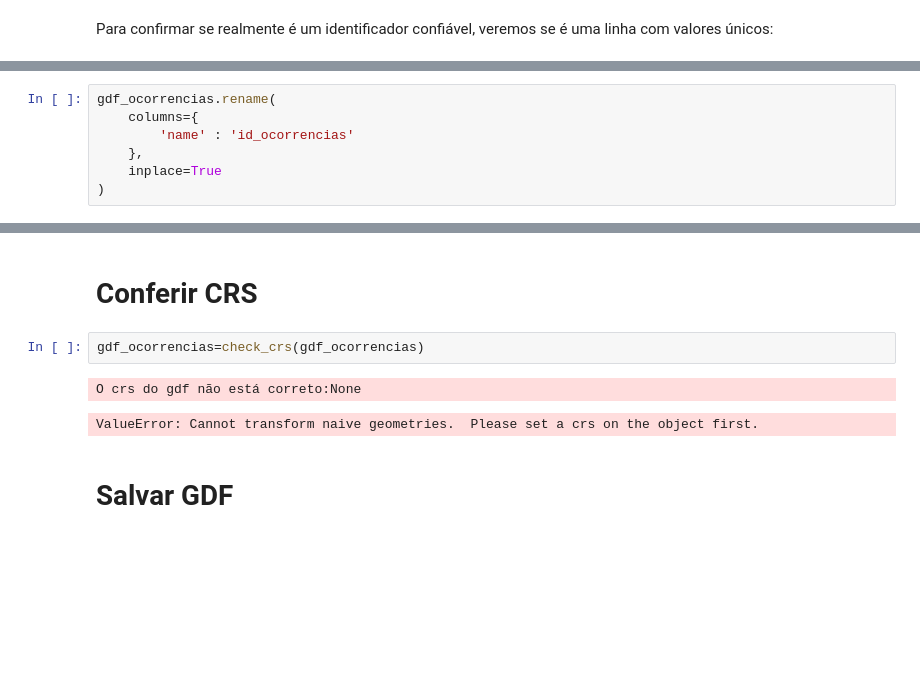
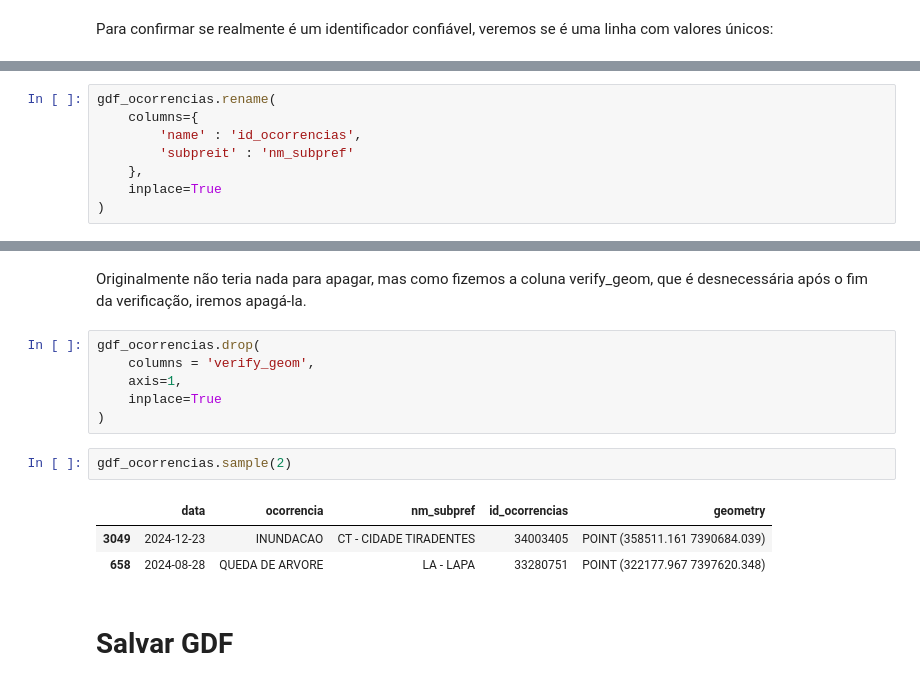
Before and after one commit to sepep-pmsp/coleta_cebrap, a Jupyter notebook: notebooks/jupyter/areas_inundacao/download_data/pontos_ocorrencias_2024.ipynb, the cells around one changed output, grey strips where cells are left out. Drawn from its saved outputs; the diff is of its cells as text; blank space fills up the shorter version.

```diff
--- a/notebooks/jupyter/areas_inundacao/download_data/pontos_ocorrencias_2024.ipynb
+++ b/notebooks/jupyter/areas_inundacao/download_data/pontos_ocorrencias_2024.ipynb
@@ -61,7 +88,8 @@ Para confirmar se realmente é um identificador confiável, veremos se é uma li
 # %%
 gdf_ocorrencias.rename(
     columns={
-        'name' : 'id_ocorrencias'
+        'name' : 'id_ocorrencias',
+        'subpreit' : 'nm_subpref'
     },
     inplace=True
 )
@@ -74,10 +102,17 @@ gdf_ocorrencias.sample(2)
-# %% [markdown]
-# Conferir CRS
+# %% [markdown]
+Originalmente não teria nada para apagar, mas como fizemos a coluna verify_geom, que é desnecessária após o fim da verificação, iremos apagá-la.
+# %%
+gdf_ocorrencias.drop(
+    columns = 'verify_geom',
+    axis=1,
+    inplace=True
+)
 # %%
-gdf_ocorrencias=check_crs(gdf_ocorrencias)
+gdf_ocorrencias.sample(2)
 # %% [output]
-O crs do gdf não está correto:None
-ValueError: Cannot transform naive geometries.  Please set a crs on the object first.
+|  | data | ocorrencia | nm_subpref | id_ocorrencias | geometry |
+| 3049 | 2024-12-23 | INUNDACAO | CT - CIDADE TIRADENTES | 34003405 | POINT (358511.161 7390684.039) |
+| 658 | 2024-08-28 | QUEDA DE ARVORE | LA - LAPA | 33280751 | POINT (322177.967 7397620.348) |
 # %% [markdown]
 # Salvar GDF
 # %%
```
Also changed, not shown: parts of 13 cells of this notebook.
